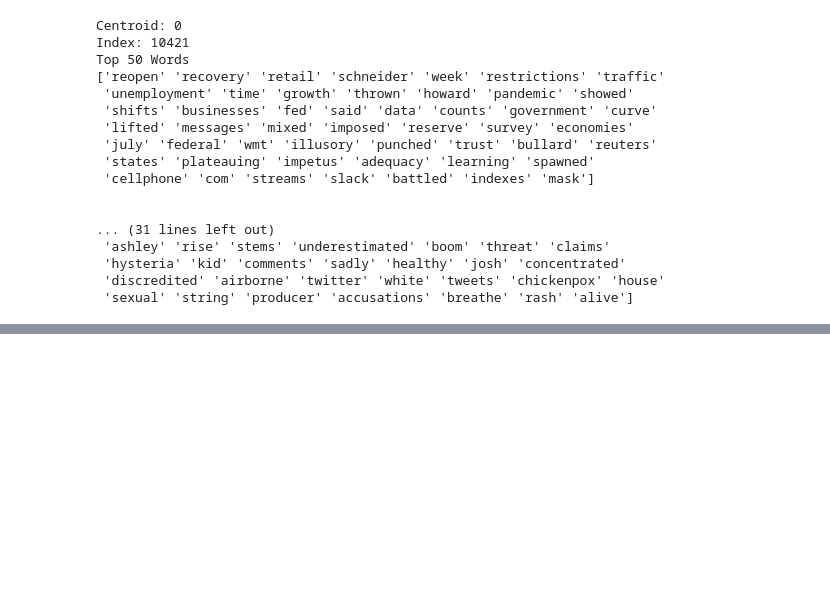
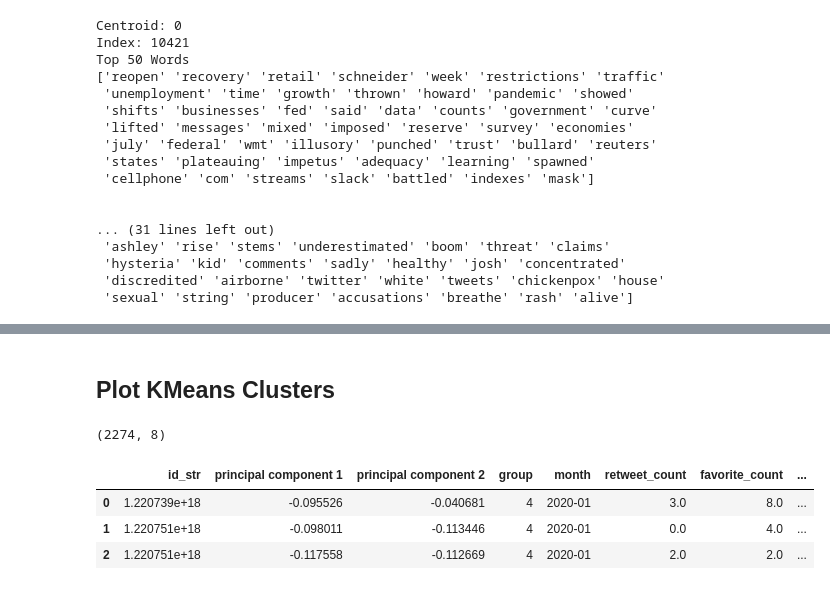
Before and after one commit to rskuzma/anti_vax_embeddings, a Jupyter notebook: src/Key_Words.ipynb, the cells around one changed output, grey strips where cells are left out. Drawn from its saved outputs; the diff is of its cells as text; code cells hidden in the pictures; blank space fills up the shorter version.

```diff
--- a/src/Key_Words.ipynb
+++ b/src/Key_Words.ipynb
@@ -475,0 +480,2 @@ Top 50 Words
+# %% [markdown]
+## Plot KMeans Clusters
@@ -475,0 +488,11 @@ Top 50 Words
+# %%
+science = third_df[third_df['group'] == 4]
+science.reset_index(drop=True, inplace=True)
+print(science.shape)
+science.head(3)
+# %% [output]
+(2274, 8)
+|  | id_str | principal component 1 | principal component 2 | group | month | retweet_count | favorite_count | ... |
+| 0 | 1.220739e+18 | -0.095526 | -0.040681 | 4 | 2020-01 | 3.0 | 8.0 | ... |
+| 1 | 1.220751e+18 | -0.098011 | -0.113446 | 4 | 2020-01 | 0.0 | 4.0 | ... |
+| 2 | 1.220751e+18 | -0.117558 | -0.112669 | 4 | 2020-01 | 2.0 | 2.0 | ... |
```
Also changed, not shown: parts of 24 cells of this notebook.
